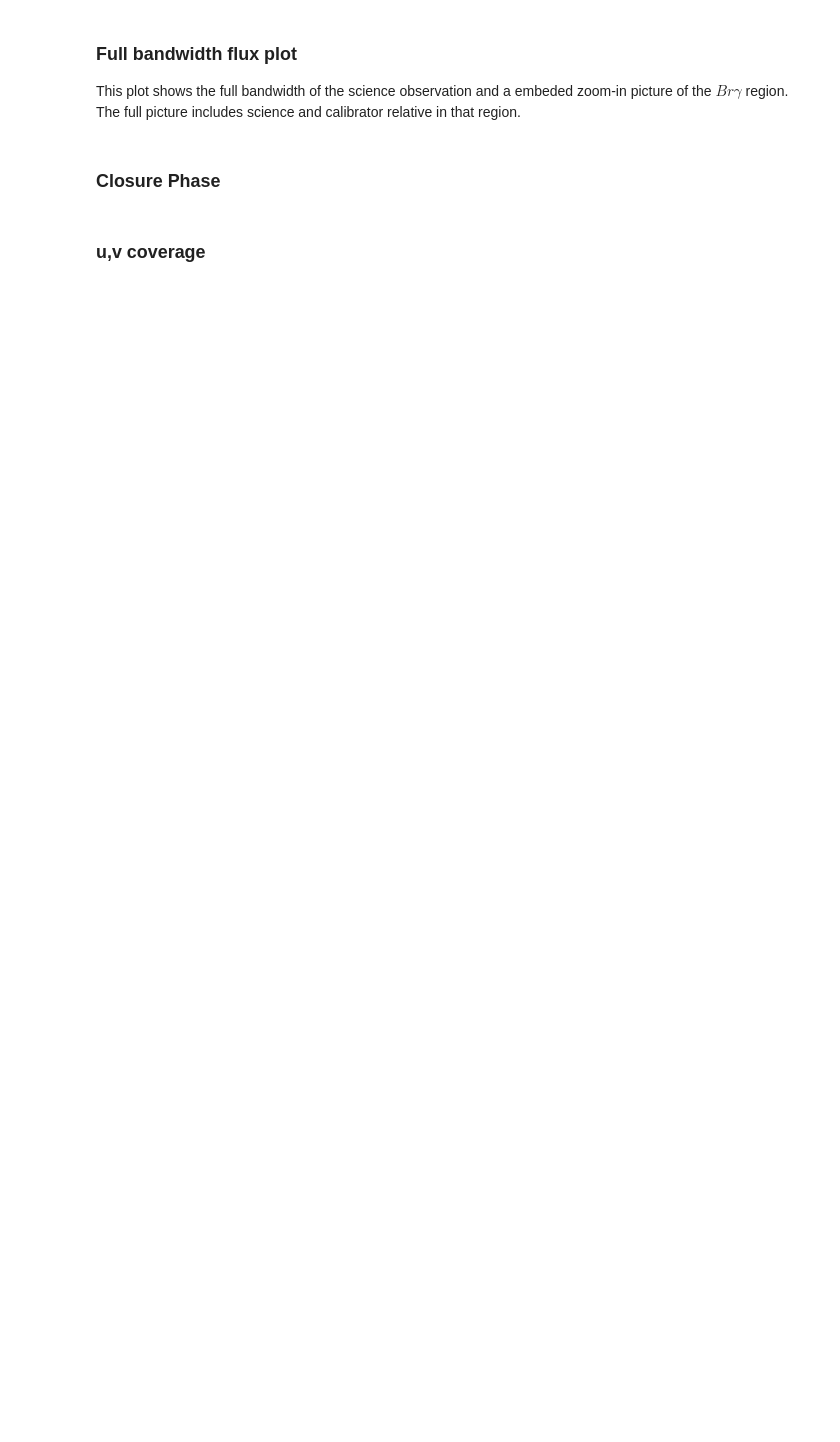
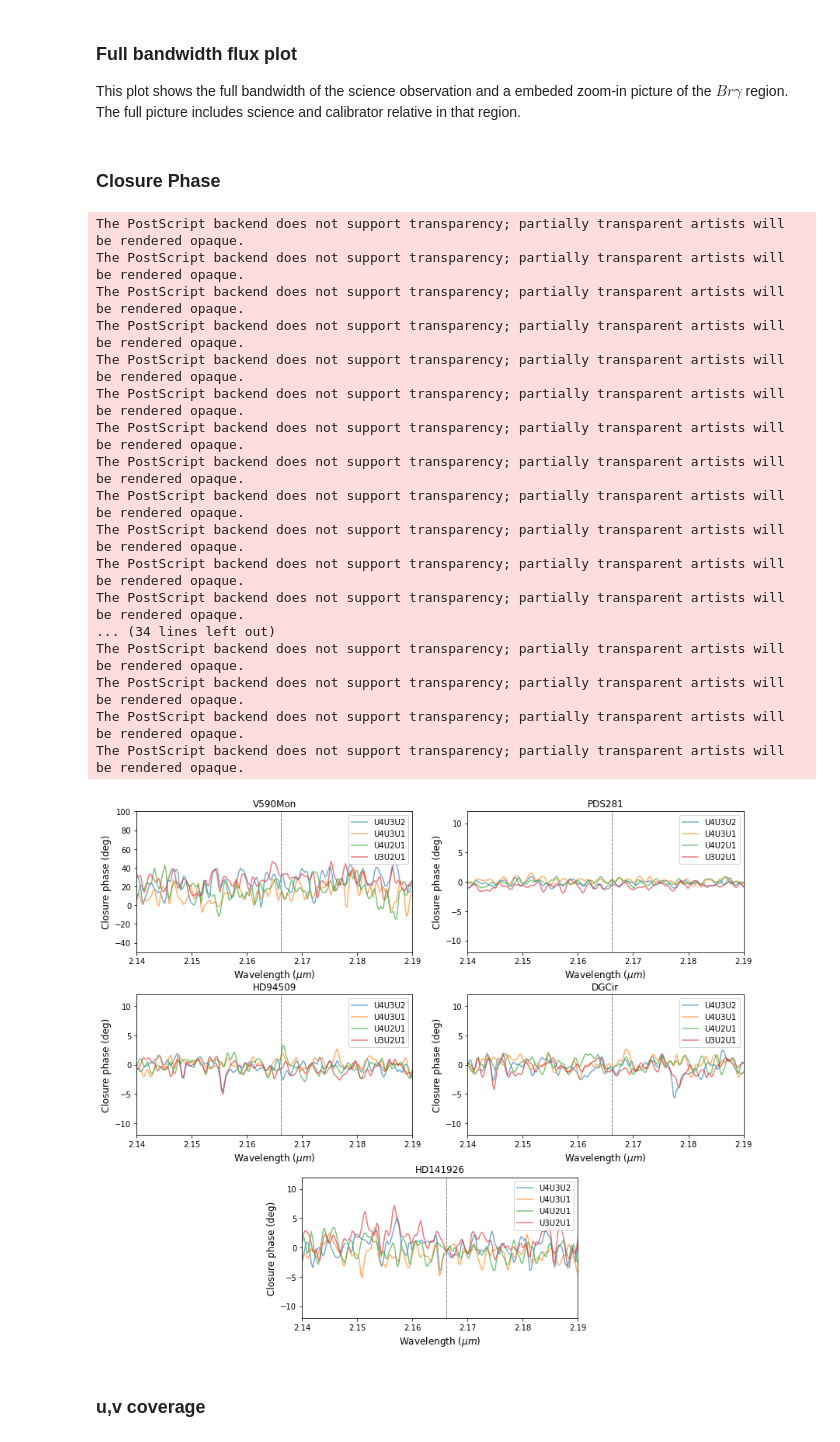
Before and after one commit to marcosarenal/gravity-data-reduction, a Jupyter notebook: Marcos_Arenal_2020_figures.ipynb, the cells around one changed output. Saved outputs shown, nothing was run; the diff lists cells and outputs as text; code cells hidden in the pictures; blank space fills up the shorter version.

```diff
--- a/Marcos_Arenal_2020_figures.ipynb
+++ b/Marcos_Arenal_2020_figures.ipynb
@@ -545,6 +597,10 @@ miHD141926.figure_full_bandwidth_flux(x_axis_lim,flux_ylim, zoom_lower_xlim,zoom
 # %% [markdown]
 ### Closure Phase
 # %%
+from scipy.signal import convolve as scipy_convolve
+
+plot_figure=True
+save_figure=True
 
 fig = plt.figure(figsize =([14, 12]))
 
@@ -553,38 +609,68 @@ gs = gridspec.GridSpec(3, 4, wspace = 0.5, hspace = 0.3)
 ax1 = plt.subplot(gs[0, 0:2])
 ax2 = plt.subplot(gs[0, 2:4])
 ax3 = plt.subplot(gs[1, 0:2])
 ax4 = plt.subplot(gs[1, 2:4])
 
 ax5 = plt.subplot(gs[2, 1:3])
 axes = [ax1, ax2, ax3, ax4, ax5]
+
+
 j=0
 
 for source in all_sources:
+    source.phase_closure_convolved = {}
+
     #Plot closure phases
     for  key, value in source.phase_closure.items():
-        axes[j].plot(source.wl_A,source.phase_closure[key], alpha=0.6, label=key)
+        #Set convolution kernel with low convolution range (stddev=1)
+        gaussian_kernel = Gaussian1DKernel(stddev=1, x_size=len(source.phase_closure[key]), mode='oversample')
+
+        #Convolve average closure phase with gaussian_kernel
+        source.phase_closure_convolved[key] = scipy_convolve(source.phase_closure[key],gaussian_kernel, mode='same')
+
+        #axes[j].plot(source.wl_A,source.phase_closure[key], alpha=0.6, label=key)
+        axes[j].plot(source.wl_A,source.phase_closure_convolved[key], alpha=0.6, label=key)
 
         #print('Closure phase of ',str(source.source),'[', str(key),']',': ',np.median(source.phase_closure[key]),'/pm',np.std(source.phase_closure[key]))
-        axes[j].legend(loc=1, fontsize = 8) # upper left corner
-        axes[j].set_ylabel('Closure phase (deg)', fontsize = 10)
-        axes[j].set_xlabel('Wavelength ($\mu m$)', fontsize = 10)
+        axes[j].legend(loc=1, fontsize = 10) # upper left corner
+        axes[j].set_ylabel('Closure phase (deg)', fontsize = 12)
+        axes[j].set_xlabel('Wavelength ($\mu m$)', fontsize = 12)
         axes[j].set_title(str(source.source), fontsize=12)
         axes[j].set_xlim([2.14,2.19])
         axes[j].set_ylim([-12,12])
-        axes[j].axvline(miHD94509.Brg, color="green", lw=1, ls='-')
+        axes[j].axvline(miHD94509.Brg, color="grey", lw=1, ls='--')
 
     j=j+1
 
 #Set different axis limit for V590 Mon
 axes[0].set_ylim([-50,100])
 
 #Save figure to disk
 if save_figure:
     fig.savefig("./figures/closure_phases_Brg.eps", dpi=300)
 
 #Close figure if plot_figure=False
 if plot_figure==False:
     plt.close(fig)    # close the figure window
+# %% [output]
+The PostScript backend does not support transparency; partially transparent artists will be rendered opaque.
+The PostScript backend does not support transparency; partially transparent artists will be rendered opaque.
+The PostScript backend does not support transparency; partially transparent artists will be rendered opaque.
+The PostScript backend does not support transparency; partially transparent artists will be rendered opaque.
+The PostScript backend does not support transparency; partially transparent artists will be rendered opaque.
+The PostScript backend does not support transparency; partially transparent artists will be rendered opaque.
+The PostScript backend does not support transparency; partially transparent artists will be rendered opaque.
+The PostScript backend does not support transparency; partially transparent artists will be rendered opaque.
+The PostScript backend does not support transparency; partially transparent artists will be rendered opaque.
+The PostScript backend does not support transparency; partially transparent artists will be rendered opaque.
+The PostScript backend does not support transparency; partially transparent artists will be rendered opaque.
+The PostScript backend does not support transparency; partially transparent artists will be rendered opaque.
+... (34 lines left out)
+The PostScript backend does not support transparency; partially transparent artists will be rendered opaque.
+The PostScript backend does not support transparency; partially transparent artists will be rendered opaque.
+The PostScript backend does not support transparency; partially transparent artists will be rendered opaque.
+The PostScript backend does not support transparency; partially transparent artists will be rendered opaque.
+[figure, added]
 # %% [markdown]
 ### u,v coverage
 # %%
```
Also changed, not shown: parts of 11 cells of this notebook, 4 other files.
